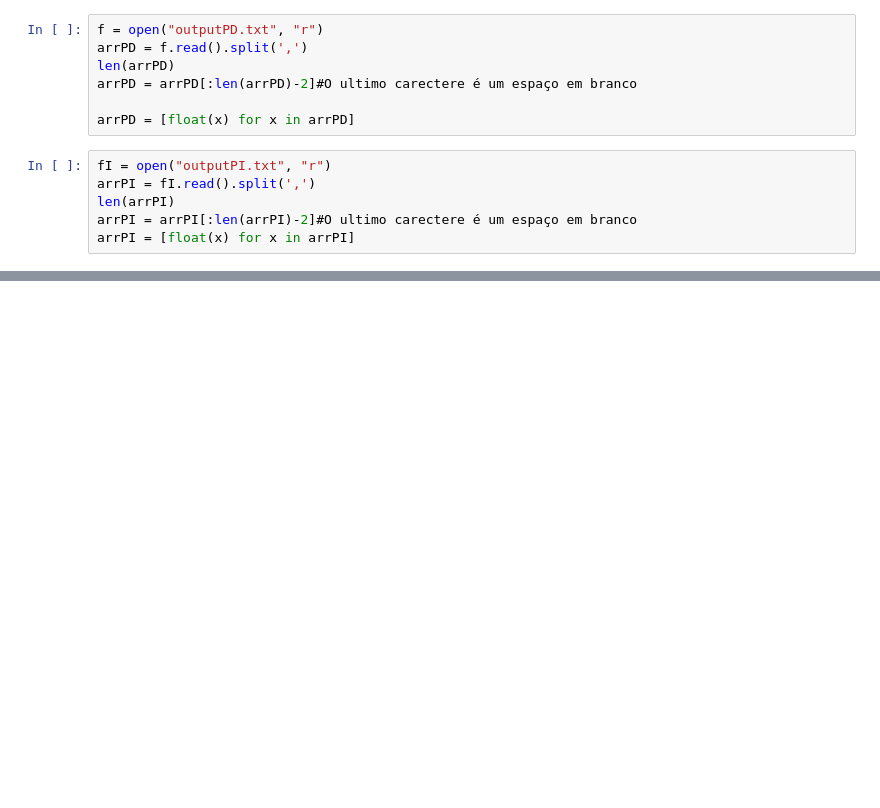
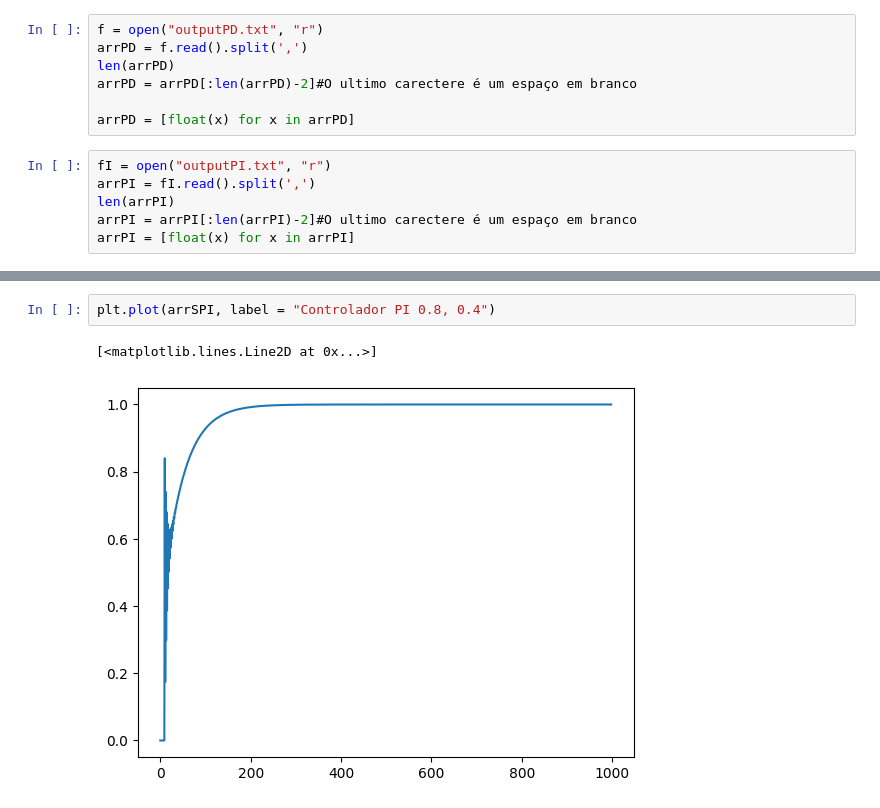
Before and after one commit to JoaoYukio/PCO119, a Jupyter notebook: Parte_Max/simulacaoControle/visualizacao.ipynb, the cells around one changed output, grey strips where cells are left out. Drawn from its saved outputs; the diff is of its cells as text; blank space fills up the shorter version.

```diff
--- a/Parte_Max/simulacaoControle/visualizacao.ipynb
+++ b/Parte_Max/simulacaoControle/visualizacao.ipynb
@@ -2533,0 +51,5 @@ plt.plot(arrPD)
+# %%
+plt.plot(arrSPI, label = "Controlador PI 0.8, 0.4")
+# %% [output]
+[<matplotlib.lines.Line2D at 0x...>]
+[figure, added]
```
Also changed, not shown: parts of 41 cells of this notebook, 6 other files.
